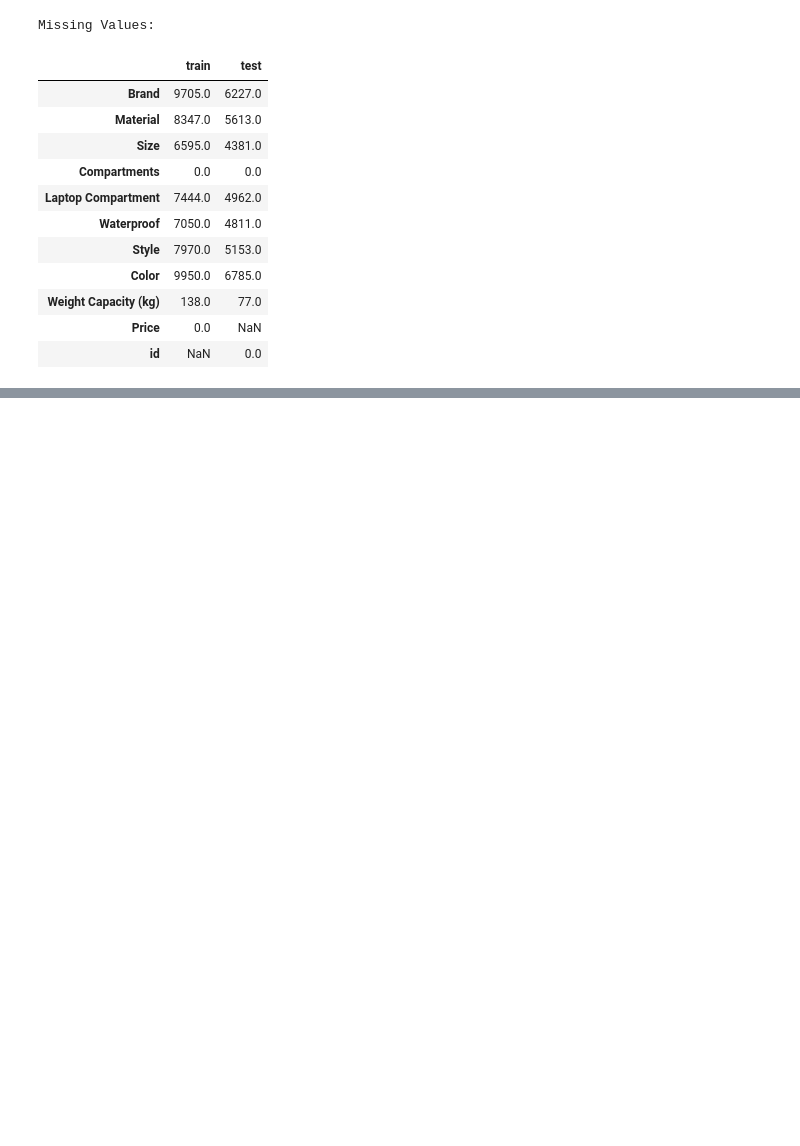
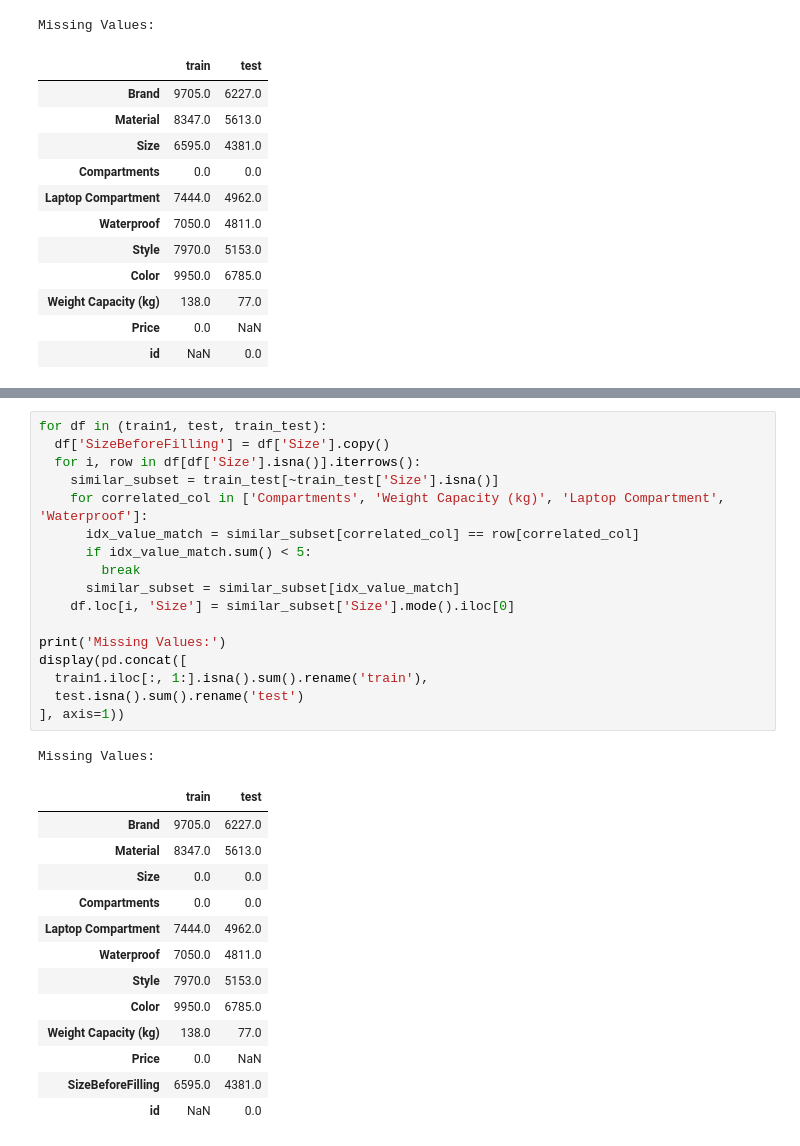
Before and after one commit to JordanPiper315/backpack_prediction_challenge, a Jupyter notebook: backpack_prediction_challenge.ipynb, the cells around one changed output, grey strips where cells are left out. Cells and saved outputs as stored; diff of their text form; blank space fills up the shorter version.

```diff
--- a/backpack_prediction_challenge.ipynb
+++ b/backpack_prediction_challenge.ipynb
@@ -256,0 +374,32 @@ Missing Values:
+# %%
+for df in (train1, test, train_test):
+  df['SizeBeforeFilling'] = df['Size'].copy()
+  for i, row in df[df['Size'].isna()].iterrows():
+    similar_subset = train_test[~train_test['Size'].isna()]
+    for correlated_col in ['Compartments', 'Weight Capacity (kg)', 'Laptop Compartment', 'Waterproof']:
+      idx_value_match = similar_subset[correlated_col] == row[correlated_col]
+      if idx_value_match.sum() < 5:
+        break
+      similar_subset = similar_subset[idx_value_match]
+    df.loc[i, 'Size'] = similar_subset['Size'].mode().iloc[0]
+
+print('Missing Values:')
+display(pd.concat([
+  train1.iloc[:, 1:].isna().sum().rename('train'),
+  test.isna().sum().rename('test')
+], axis=1))
+# %% [output]
+Missing Values:
+|  | train | test |
+| Brand | 9705.0 | 6227.0 |
+| Material | 8347.0 | 5613.0 |
+| Size | 0.0 | 0.0 |
+| Compartments | 0.0 | 0.0 |
+| Laptop Compartment | 7444.0 | 4962.0 |
+| Waterproof | 7050.0 | 4811.0 |
+| Style | 7970.0 | 5153.0 |
+| Color | 9950.0 | 6785.0 |
+| Weight Capacity (kg) | 138.0 | 77.0 |
+| Price | 0.0 | NaN |
+| SizeBeforeFilling | 6595.0 | 4381.0 |
+| id | NaN | 0.0 |
```
Also changed, not shown: parts of 20 cells of this notebook.
